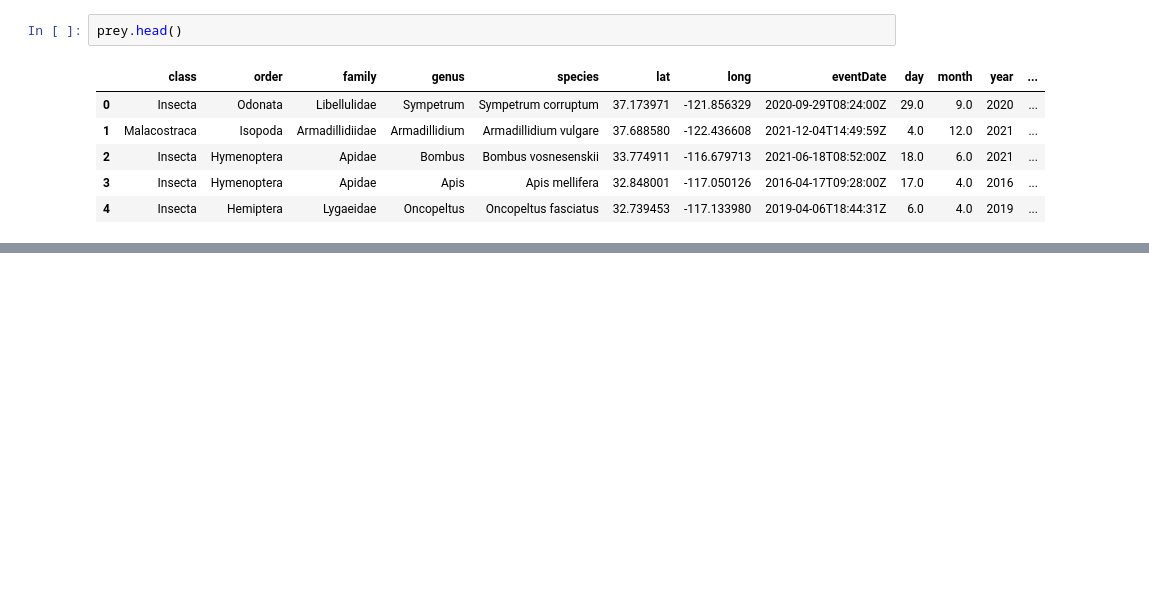
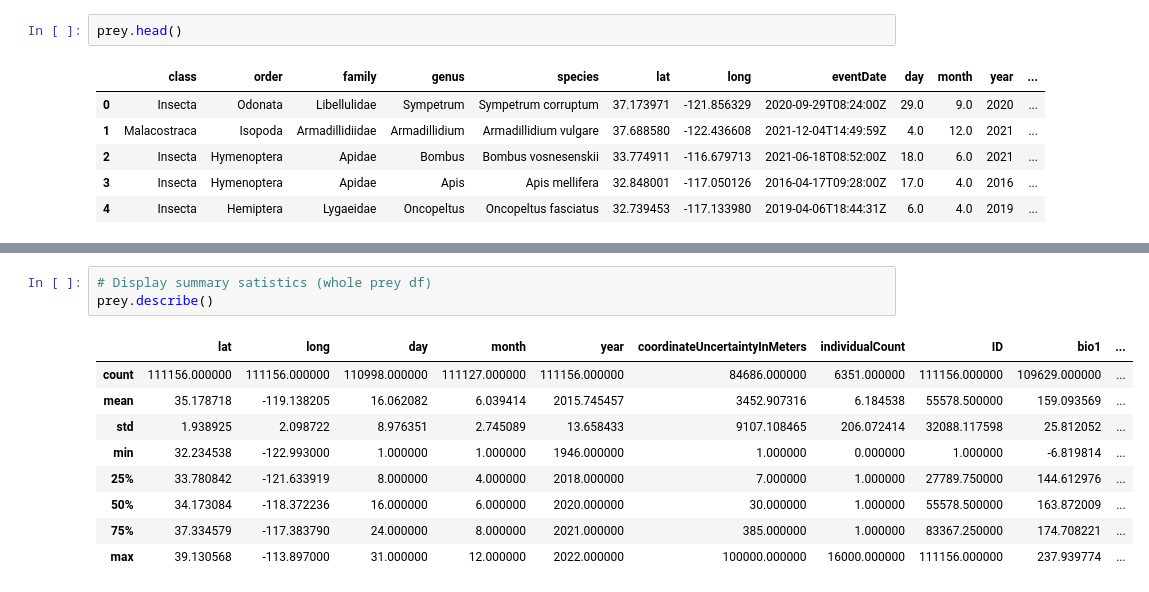
Before and after one commit to ssoriano22/eds220-discussion-sections, a Jupyter notebook: section-1-data-selection-drylands.ipynb, the cells around one changed output, grey strips where cells are left out. Drawn from its saved outputs; the diff is of its cells as text; blank space fills up the shorter version.

```diff
--- a/section-1-data-selection-drylands.ipynb
+++ b/section-1-data-selection-drylands.ipynb
@@ -95,0 +119,13 @@ memory usage: 33.9+ MB
+# %%
+# Display summary satistics (whole prey df)
+prey.describe()
+# %% [output]
+|  | lat | long | day | month | year | coordinateUncertaintyInMeters | individualCount | ID | bio1 | ... |
+| count | 111156.000000 | 111156.000000 | 110998.000000 | 111127.000000 | 111156.000000 | 84686.000000 | 6351.000000 | 111156.000000 | 109629.000000 | ... |
+| mean | 35.178718 | -119.138205 | 16.062082 | 6.039414 | 2015.745457 | 3452.907316 | 6.184538 | 55578.500000 | 159.093569 | ... |
+| std | 1.938925 | 2.098722 | 8.976351 | 2.745089 | 13.658433 | 9107.108465 | 206.072414 | 32088.117598 | 25.812052 | ... |
+| min | 32.234538 | -122.993000 | 1.000000 | 1.000000 | 1946.000000 | 1.000000 | 0.000000 | 1.000000 | -6.819814 | ... |
+| 25% | 33.780842 | -121.633919 | 8.000000 | 4.000000 | 2018.000000 | 7.000000 | 1.000000 | 27789.750000 | 144.612976 | ... |
+| 50% | 34.173084 | -118.372236 | 16.000000 | 6.000000 | 2020.000000 | 30.000000 | 1.000000 | 55578.500000 | 163.872009 | ... |
+| 75% | 37.334579 | -117.383790 | 24.000000 | 8.000000 | 2021.000000 | 385.000000 | 1.000000 | 83367.250000 | 174.708221 | ... |
+| max | 39.130568 | -113.897000 | 31.000000 | 12.000000 | 2022.000000 | 100000.000000 | 16000.000000 | 111156.000000 | 237.939774 | ... |
```
Also changed, not shown: parts of 9 cells of this notebook.
